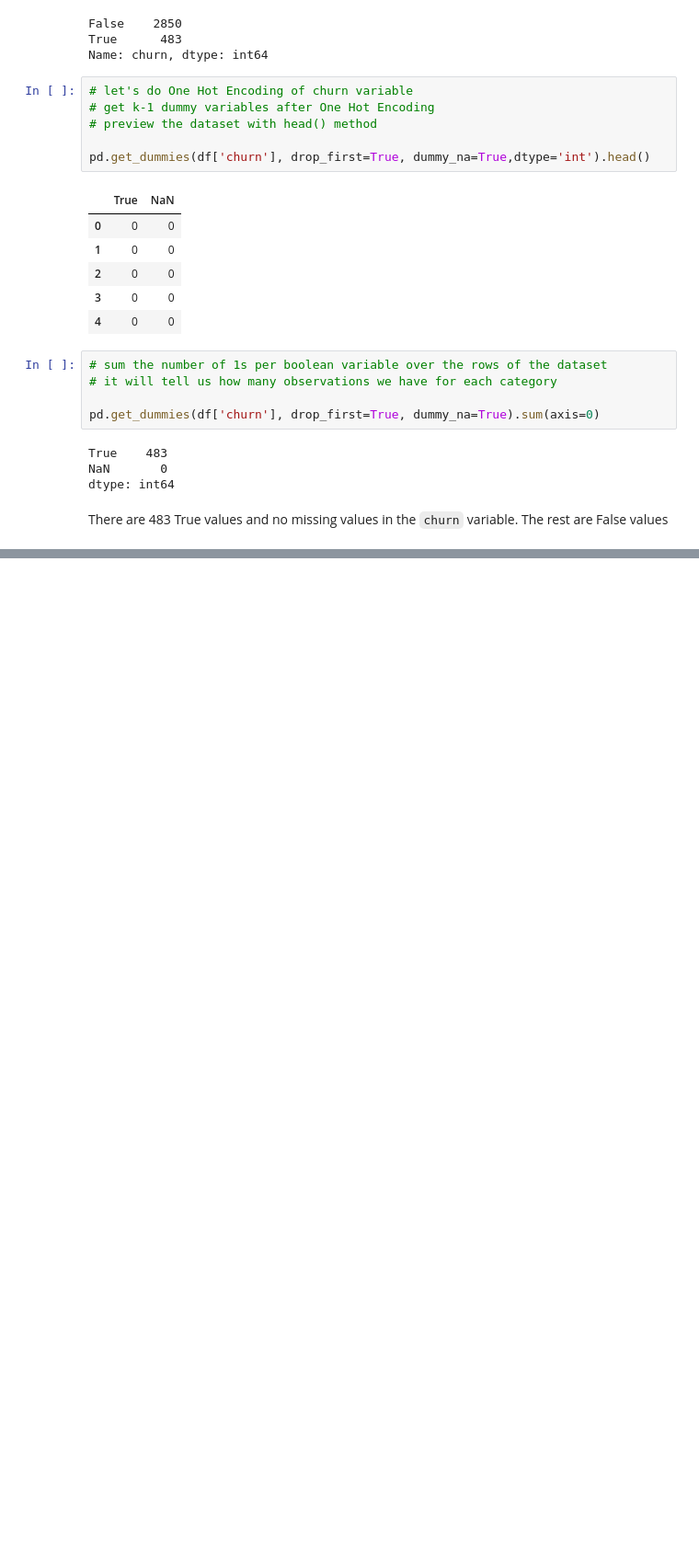
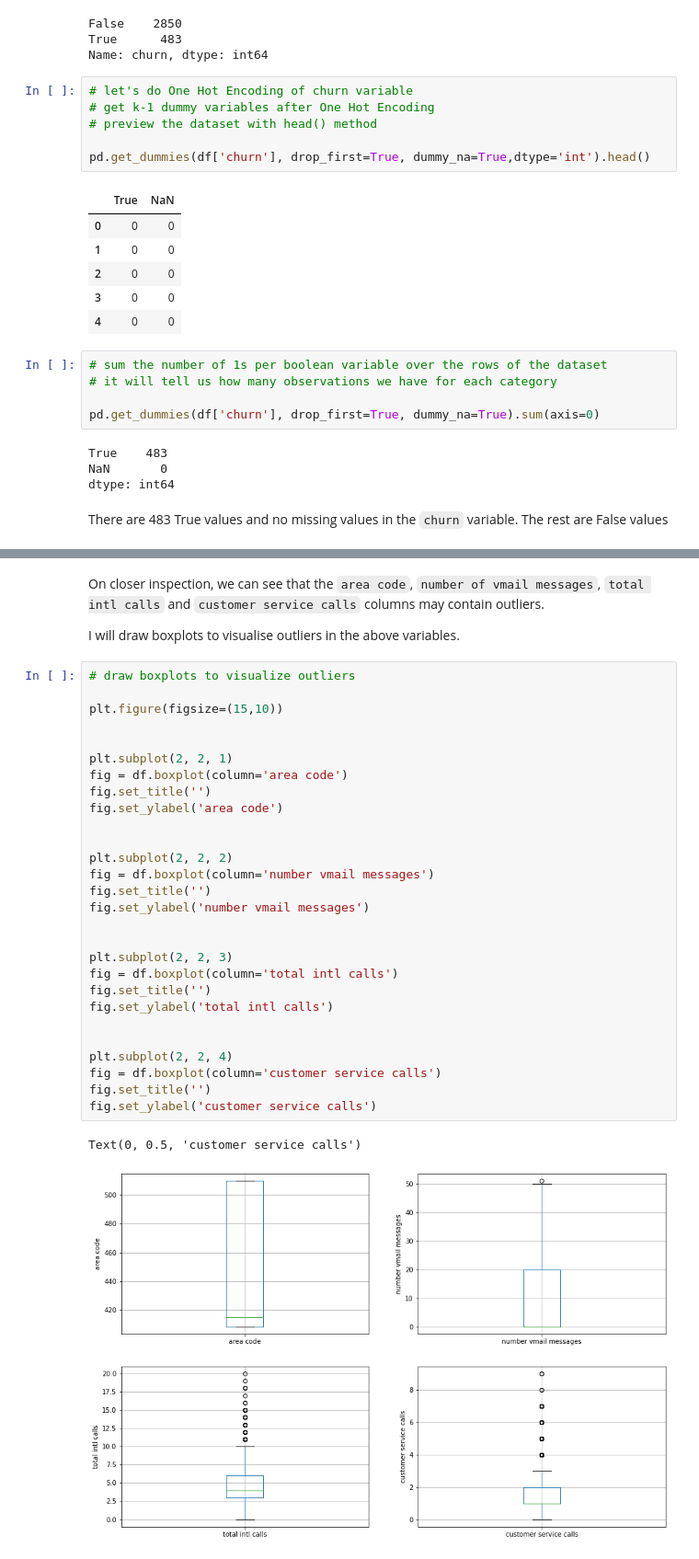
Before and after one commit to Collins-Opiyo/SyriaTelco_Collins_repo-, a Jupyter notebook: index.ipynb, the cells around one changed output, grey strips where cells are left out. Shown: that part at 92% size. Saved outputs shown, nothing was run; the diff lists cells and outputs as text; blank space fills up the shorter version.

Commit message:
investigated outliers in numerical data and depict using box plots

```diff
--- a/index.ipynb
+++ b/index.ipynb
@@ -678,0 +766,36 @@ There are 483 True values and no missing values in the `churn` variable. The res
+# %% [markdown]
+On closer inspection, we can see that the `area code`, `number of vmail messages`, `total intl calls` and `customer service calls` columns may contain outliers.
+
+
+I will draw boxplots to visualise outliers in the above variables.
+# %%
+# draw boxplots to visualize outliers
+
+plt.figure(figsize=(15,10))
+
+
+plt.subplot(2, 2, 1)
+fig = df.boxplot(column='area code')
+fig.set_title('')
+fig.set_ylabel('area code')
+
+
+plt.subplot(2, 2, 2)
+fig = df.boxplot(column='number vmail messages')
+fig.set_title('')
+fig.set_ylabel('number vmail messages')
+
+
+plt.subplot(2, 2, 3)
+fig = df.boxplot(column='total intl calls')
+fig.set_title('')
+fig.set_ylabel('total intl calls')
+
+
+plt.subplot(2, 2, 4)
+fig = df.boxplot(column='customer service calls')
+fig.set_title('')
+fig.set_ylabel('customer service calls')
+# %% [output]
+Text(0, 0.5, 'customer service calls')
+[figure, added]
```
Also changed, not shown: parts of 9 cells of this notebook.
